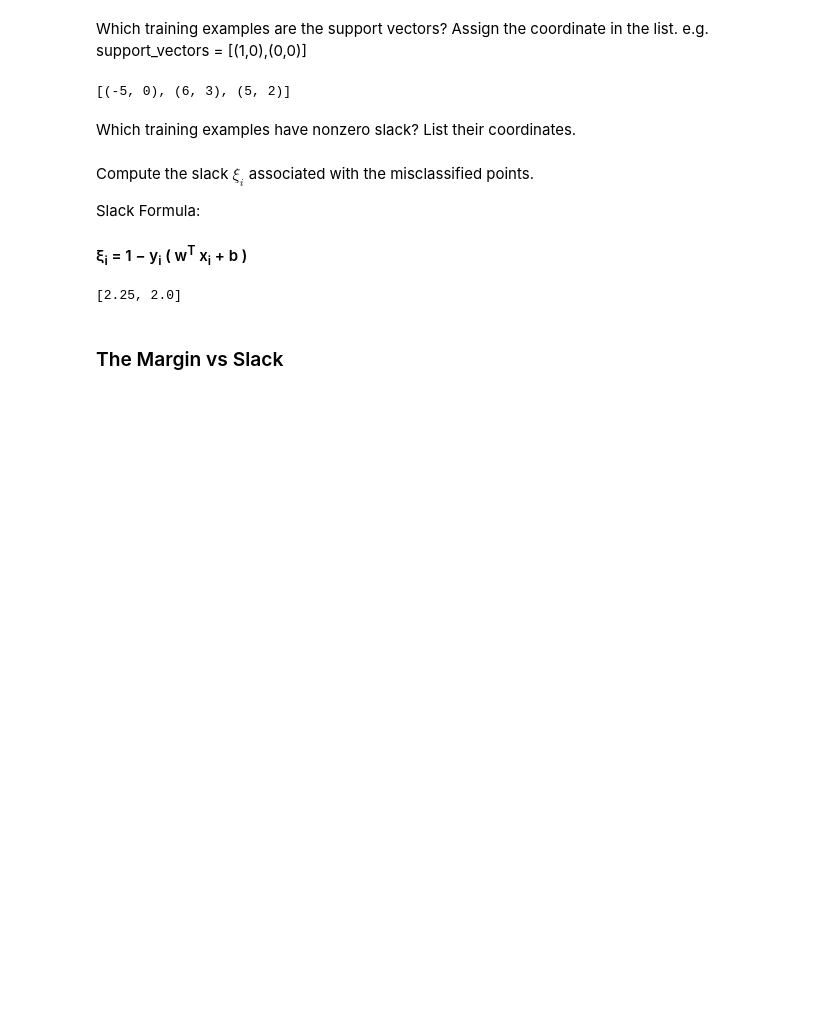
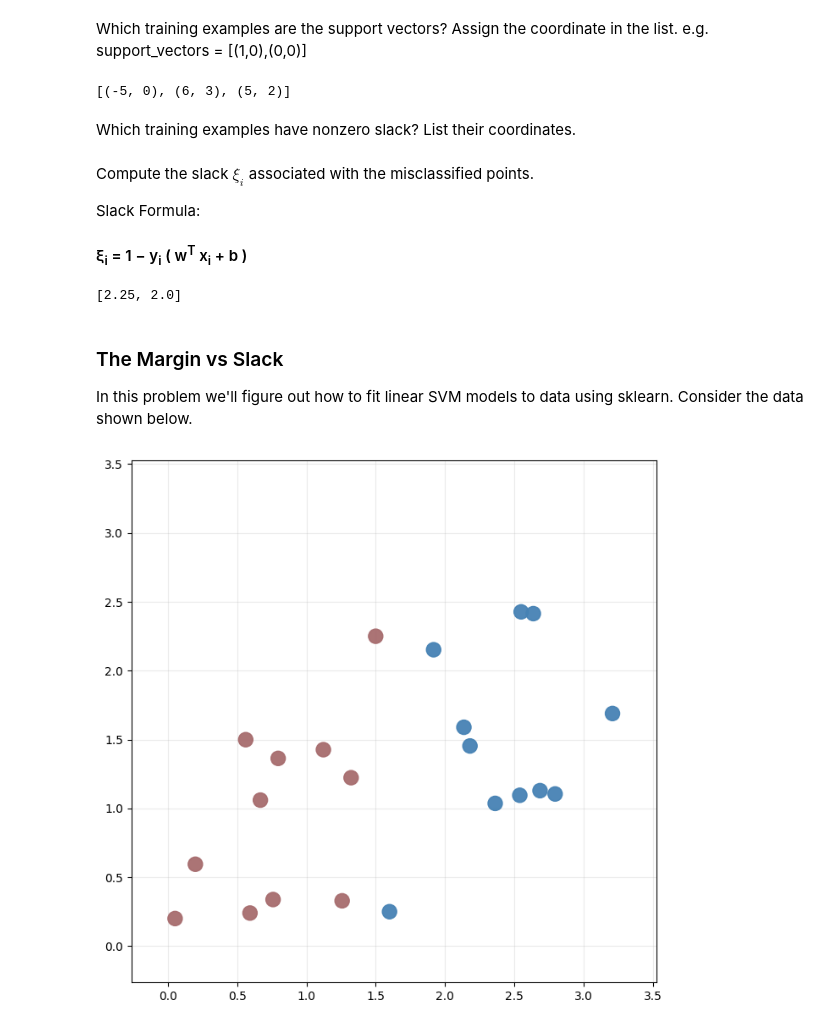
Before and after one commit to yasuomaidana/introduction-to-machine-learning, a Jupyter notebook: Introduction to Supervised Learning/Support Vector Machine/Support Vector Machine.ipynb, the cells around one changed output. Saved outputs shown, nothing was run; the diff lists cells and outputs as text; code cells hidden in the pictures; blank space fills up the shorter version.

```diff
--- a/Introduction to Supervised Learning/Support Vector Machine/Support Vector Machine.ipynb
+++ b/Introduction to Supervised Learning/Support Vector Machine/Support Vector Machine.ipynb
@@ -195,5 +195,12 @@ slack2 = slacks[1]
 print(slacks)
 # %% [output]
 [2.25, 2.0]
-# %% [markdown]
-### The Margin vs Slack
+# %% [markdown]
+### The Margin vs Slack
+
+In this problem we'll figure out how to fit linear SVM models to data using sklearn.  Consider the data shown below.
+# %%
+X, y = part2data()
+linear_plot(X, y)
+# %% [output]
+[figure, added]
```
Also changed, not shown: parts of 2 cells of this notebook.
